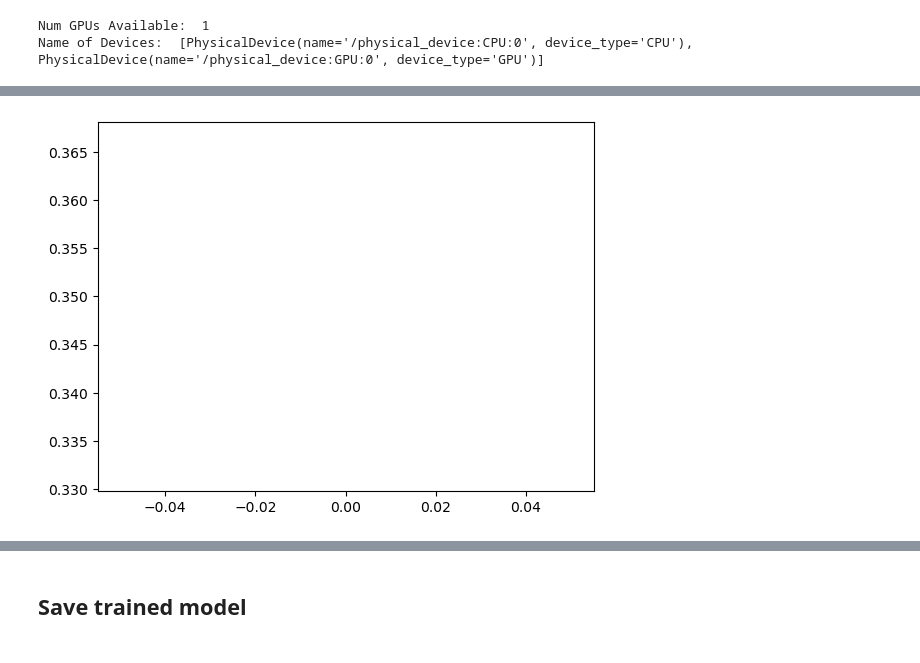
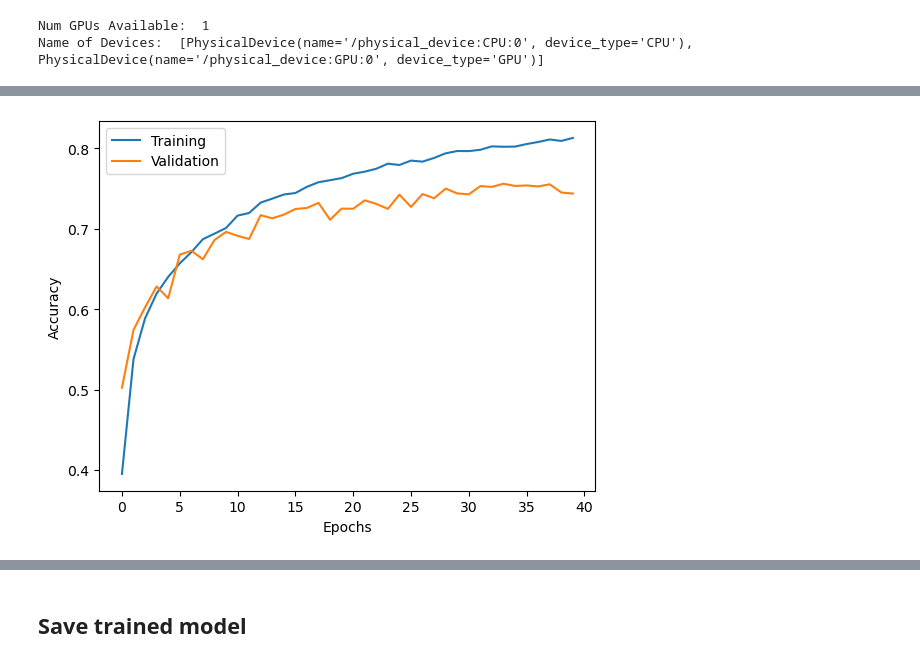
Before and after one commit to citrovin/LanguageDetection, a Jupyter notebook: src/pre-training/pre-train.ipynb, the cells around one changed output, grey strips where cells are left out. Drawn from its saved outputs; the diff is of its cells as text; code cells hidden in the pictures.

```diff
--- a/src/pre-training/pre-train.ipynb
+++ b/src/pre-training/pre-train.ipynb
@@ -100,17 +100,17 @@ def fixed_point_conversion(x: np.array, fixed_point: int):
 # %%
 # dataset_dir = '../../data/pre-train/raw/'
 dataset_dir = '../../data/pre-train/'
-# CLASSES = ['fleurs.en_us', 'fleurs.de_de', 'fleurs.es_419', 'fleurs.fr_fr', 'fleurs.it_it']
-CLASSES = ['fleurs.en_us', 'fleurs.de_de', 'fleurs.es_419', 'fleurs.fr_fr']
+CLASSES = ['fleurs.en_us', 'fleurs.de_de', 'fleurs.es_419', 'fleurs.fr_fr', 'fleurs.it_it']
+# CLASSES = ['fleurs.en_us', 'fleurs.de_de', 'fleurs.es_419', 'fleurs.fr_fr']
 
 # x = load_data(dataset_dir+'x_train.pkl')
 # y = load_data(dataset_dir+'y_train.pkl')
 
-# x = load_data(dataset_dir+'x_all.pkl')
-# y = load_data(dataset_dir+'y_all.pkl')
+x = load_data(dataset_dir+'x_all.pkl')
+y = load_data(dataset_dir+'y_all.pkl')
 
-x = load_data(dataset_dir+'x_val.pkl')
-y = load_data(dataset_dir+'y_val.pkl')
+# x = load_data(dataset_dir+'x_val.pkl')
+# y = load_data(dataset_dir+'y_val.pkl')
 print('Data successfully loaded')
 
 
@@ -311,7 +311,7 @@ _________________________________________________________________
 # %%
 # Training model with GPU
 with tf.device('/gpu:0'):
-  history = model.fit(x_train, y_train, epochs=1, batch_size=64, validation_data=(x_val, y_val), callbacks=[earlystopping, checkpoint])
+  history = model.fit(x_train, y_train, epochs=100, batch_size=64, validation_data=(x_val, y_val), callbacks=[earlystopping, checkpoint])
 
 model.save('../models/test/pre-trained')
 # %% [output]
@@ -344,5 +360,9 @@ plt.show()
 # %%
 plt.plot(range(0, len(history.history['categorical_accuracy'])), history.history['categorical_accuracy'])
+plt.plot(range(0, len(history.history['val_categorical_accuracy'])), history.history['val_categorical_accuracy'])
+plt.xlabel("Epochs")
+plt.ylabel("Accuracy")
+plt.legend(['Training', 'Validation'])
 plt.show()
 # %% [output]
-[figure, old version]
+[figure, new version]
```
Also changed, not shown: parts of 6 cells of this notebook, 52 other files.
